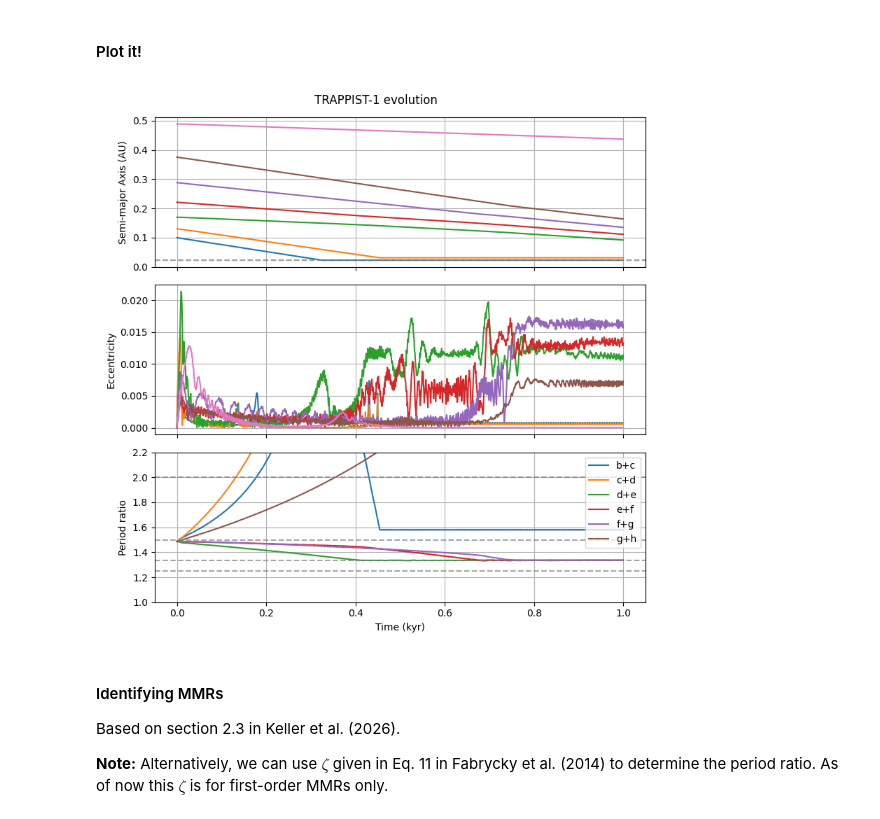
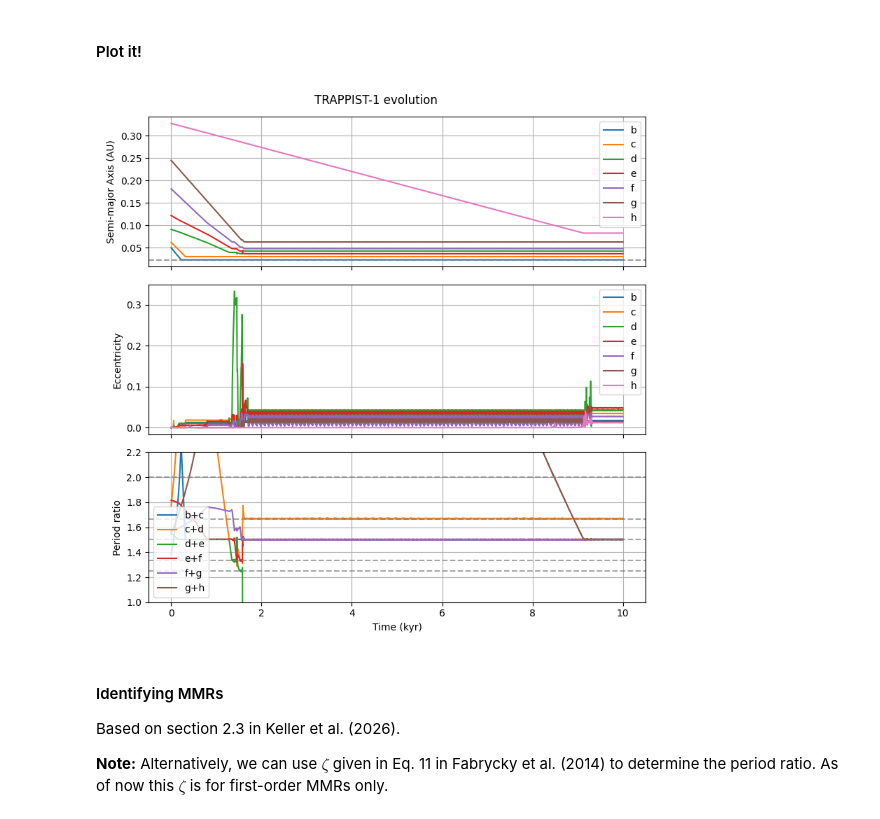
Before and after one commit to dchen10Git/uchi-exoplanets-2025, a Jupyter notebook: trappist1_keller.ipynb, the cells around one changed output. Drawn from its saved outputs; the diff is of its cells as text; code cells hidden in the pictures.

```diff
--- a/trappist1_keller.ipynb
+++ b/trappist1_keller.ipynb
@@ -135,7 +136,7 @@ e_vals = np.zeros_like(m_vals)
 M_vals = np.random.uniform(0, 2*np.pi, size=num_planets)
 
 # Initial semimajor axis of b
-a_b = 0.1
+a_b = 0.05
 
 # Draw initial ratios from log normal
 initial_P_ratios = np.random.lognormal(0.45, 0.1, size=num_planets-1)
@@ -144,7 +145,7 @@ initial_P_ratios = np.random.lognormal(0.45, 0.1, size=num_planets-1)
 # Define initial periods (P) and semimajor axes (a)
 P_vals = (a_b**3 / m_star)**(1/2)
 for i in range(num_planets-1):
-    P_vals = np.append(P_vals, P_vals[i] * initial_P_ratios[0])
+    P_vals = np.append(P_vals, P_vals[i] * initial_P_ratios[i])
 
 a_vals = (P_vals**2 * m_star)**(1/3)
 
@@ -201,12 +202,13 @@ def get_Sigma(Sigma_1au, a_vals, alpha=1.5):
     return Sigma_1au * (a_vals**-alpha)
 
 # Draw surface density at 1au from log uniform
-Sigma_1au = scipy.stats.loguniform.rvs(a=10, b=10000, size=1) # in g/cm^2
+Sigma_1au = scipy.stats.loguniform.rvs(a=10, b=1000, size=1) # in g/cm^2
+                             # In Keller, 10 & 10000
 Sigma_1au *= AU**2 / Msun # unit conversion for sim
 print(f"Sigma_1au: {float(Sigma_1au):.3e}")
 
 # Draw K-factor from log uniform and solve for h
-K = scipy.stats.loguniform.rvs(a=50, b=500, size=1)
+K = scipy.stats.loguniform.rvs(a=100, b=300, size=1)
                              # In Keller, 10 & 1000
 h = get_h(K) # here, h = h_1au since there is no flaring
 print(f"h_1au: {float(h):.4g}")
@@ -255,8 +257,8 @@ def data_df(n_out, times):
     })
 
 # Set up times for integration & data collection
-stage1_end = 1000 # yrs
-n_out = int(stage1_end / 5) + 1000 # number of data points to collect; >1 every 5 years
+stage1_end = 10000 # yrs
+n_out = int(stage1_end / 5) + 1000 # number of data points to collect
 
 stage1_times = np.linspace(0, stage1_end, n_out)  # all times to integrate over
 stage1_data = {name : data_df(n_out, stage1_times) for name in planet_names[:num_planets]}
@@ -293,10 +295,10 @@ for i, t in enumerate(stage1_times):
             stop_sim = True
             print("Planet collided with star")
 
-    # Debugging
-    if stage1_data['b']["a"][i] == np.nan:
+    # Prevent stop in data collection
+    if type(stage1_data['b']["a"][i]) != np.float64:
         stop_sim = True
-        print("Stopped collecting data")
+        print(f"Stopped collecting data at t={t}")
 
     if stop_sim:
         print(f"Stopped integration at t={t}")
@@ -321,37 +323,38 @@ def plot_trappist1():
         ax1.plot(stage1_times/1000, stage1_data[name]["a"], label=name)
         ax2.plot(stage1_times/1000, stage1_data[name]["e"], label=name)
         if p != num_planets-1:
             ax3.plot(stage1_times/1000, stage1_data[name]["P_ratio"], label=f"{name}+{planet_names[p+1]}")
 
     plt.xlabel("Time (kyr)")
     ax1.set_ylabel("Semi-major Axis (AU)")
     ax2.set_ylabel("Eccentricity")
     ax3.set_ylabel("Period ratio")
 
     # ax1.set_ylim(0,0.45)
     # ax2.set_ylim(-0.1,0.45)
     ax3.set_ylim(1,2.2)
 
     # Plot ide location & width
     ax1.axhline(mig.params["ide_position"], color='gray', ls='--', alpha=0.7)
     ax1.axhline(mig.params["ide_position"] - mig.params["ide_width"], color='gray', ls='--', alpha=0.1)
     ax1.axhline(mig.params["ide_position"] + mig.params["ide_width"], color='gray', ls='--', alpha=0.1)
 
+    ax1.legend(); ax2.legend(); ax3.legend()
+    ax1.grid(True); ax2.grid(True); ax3.grid(True)
 
     # Add horizontal lines for resonances
-    resonances = [2, 3/2, 4/3, 5/4]
+    resonances = [2, 3/2, 4/3, 5/3, 5/4]
     for r in resonances:
         ax3.axhline(r, color='gray', ls='--', alpha=0.7)
 
     fig.subplots_adjust(hspace=0)
 
     plt.suptitle("TRAPPIST-1 evolution")
-    ax1.grid(True); ax2.grid(True); ax3.grid(True); # ax4.grid(True)
-    plt.legend(); plt.tight_layout(); plt.show()
+    plt.tight_layout(); plt.show()
 
 plot_trappist1()
 # %% [output]
-[figure, old version]
+[figure, new version]
 # %% [markdown]
 #### Identifying MMRs
 Based on section 2.3 in Keller et al. (2026).
```
Also changed, not shown: parts of 12 cells of this notebook, 1 other file.
